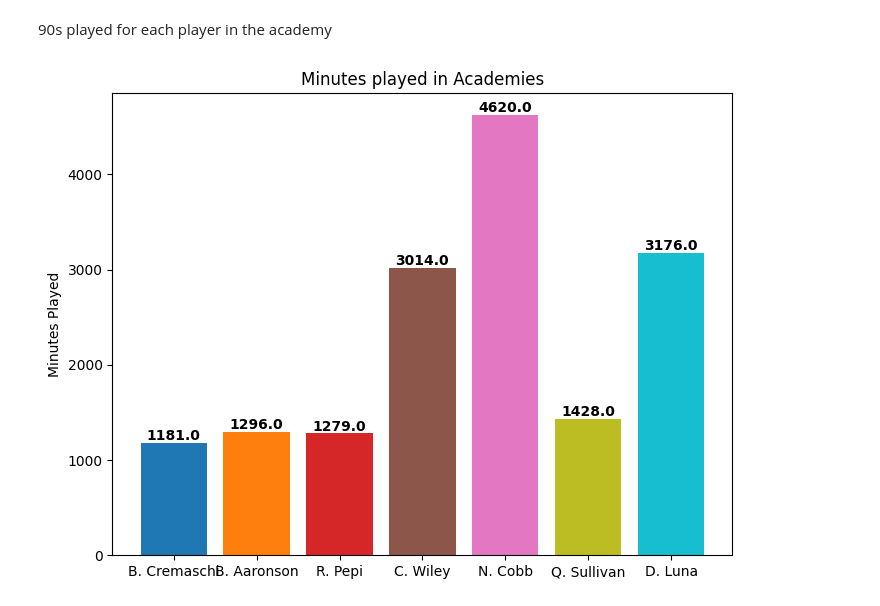
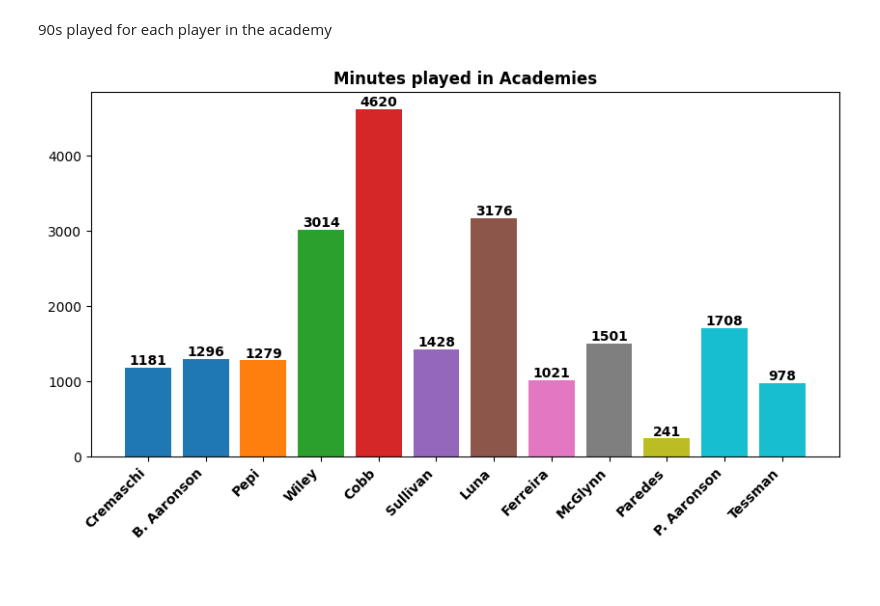
Before and after one commit to Tommy-Las/FootballAnalytics-FinalProject, a Jupyter notebook: code.ipynb, the cells around one changed output. Drawn from its saved outputs; the diff is of its cells as text; code cells hidden in the pictures; blank space fills up the shorter version.

Commit message:
Visualization for minutes played on academies created

```diff
--- a/code.ipynb
+++ b/code.ipynb
@@ -601,7 +601,7 @@ cols = ["Team", 'Minutes played',
        'Received passes', 'Forward passes', 'Forward passes accurate',
        'Back passes', 'Back passes accurate']
 
-teams = ["DC United", "Wolfsburg", "Londoun United","United States", "United States U23", "United States U20"]
+teams = ["DC United", "Wolfsburg", "Loudoun United" ,"United States", "United States U23", "United States U20"]
 paredes_teams_df = df_all_teams(paredes_df, teams, cols)
 paredes_teams_df
 # %% [output]
@@ -640,31 +712,41 @@ visualize_metric_between_teams(cremaschi_teams_df, "Passes to final third/90", "
 # %% [markdown]
 90s played for each player in the academy
 # %%
-labels = ["B. Cremaschi", "B. Aaronson", "R. Pepi" ,"C. Wiley", "N. Cobb", "Q. Sullivan", "D. Luna"]
+labels = ["Cremaschi", "B. Aaronson", "Pepi", "Wiley", "Cobb", "Sullivan", "Luna", "Ferreira", "McGlynn", "Paredes", "P. Aaronson", "Tessman"]
 values = [cremaschi_teams_df.loc['Inter Miami II', 'Minutes played'],
             aaronson_teams_df.loc['Bethlehem Steel', 'Minutes played'],
             pepi_teams_df.loc['North Texas', 'Minutes played'],
             wiley_teams_df.loc['Atlanta United II', 'Minutes played'],
             cobb_teams_df.loc['Atlanta United II', 'Minutes played'],
             sullivan_teams_df.loc['Philadelphia Union II', 'Minutes played'],
-            luna_teams_df.loc['El Paso Locomotive', 'Minutes played']
+            luna_teams_df.loc['El Paso Locomotive', 'Minutes played'],
+            ferreira_teams_df.loc['Tulsa Roughnecks', 'Minutes played'],
+            mcglynn_teams_df.loc['Philadelphia Union II', 'Minutes played'],
+            paredes_teams_df.loc['Loudoun United', 'Minutes played'],
+            paaronson_teams_df.loc['Philadelphia Union II', 'Minutes played'],
+            tessman_teams_df.loc['North Texas', 'Minutes played'],
             ]
 
 cmap = plt.colormaps['tab10']
 colors = cmap(np.linspace(0, 1, len(labels)))
 
-# Create the bar chart
-plt.figure(figsize=(8, 6))
-bars = plt.bar(labels, values, color=colors)
+# Create the bar chart with a wider figure
+plt.figure(figsize=(10, 6))  # Increase the width of the figure
+bars = plt.bar(labels, values, color=colors, width=0.8)
 for bar in bars:
         yval = bar.get_height()
-        plt.text(bar.get_x() + bar.get_width()/2, yval, round(yval, 2), ha='center', va='bottom', fontsize=10, fontweight='bold')
+        plt.text(bar.get_x() + bar.get_width()/2, yval, int(yval), ha='center', va='bottom', fontsize=10, fontweight='bold')
+
+# Rotate the x-axis labels for better readability and adjust fontsize
+plt.xticks(rotation=45, ha='right', fontsize=10, fontweight='bold')
+
+# Adjust space between labels and the plot
+plt.subplots_adjust(bottom=0.25)
 
 # Add titles and labels
-plt.title('Minutes played in Academies')
-plt.ylabel("Minutes Played")
+plt.title('Minutes played in Academies', fontweight='bold')
 
 # Show the plot
 plt.show()
 # %% [output]
-[figure, old version]
+[figure, new version]
```
Also changed, not shown: parts of 11 cells of this notebook.
